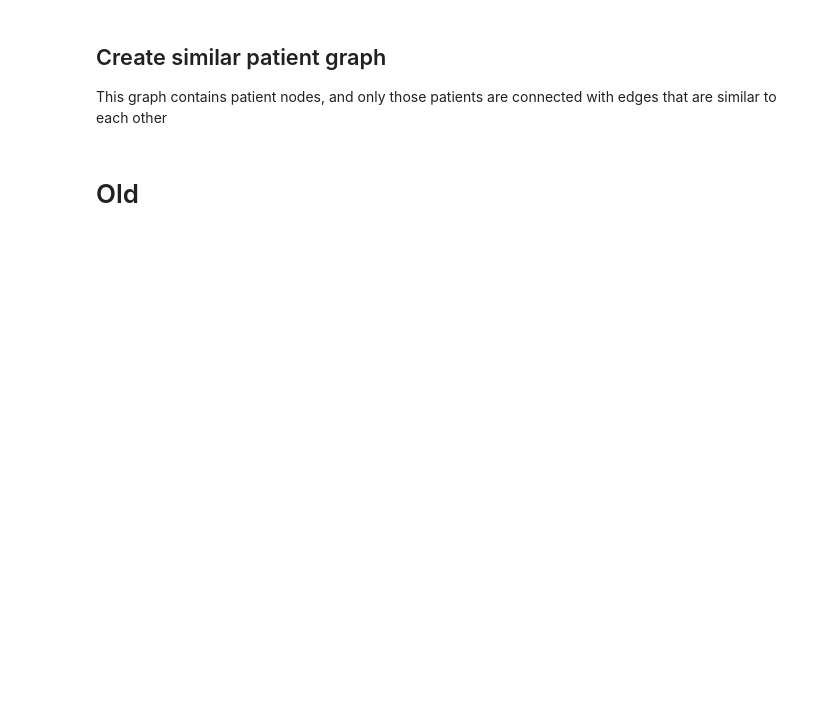
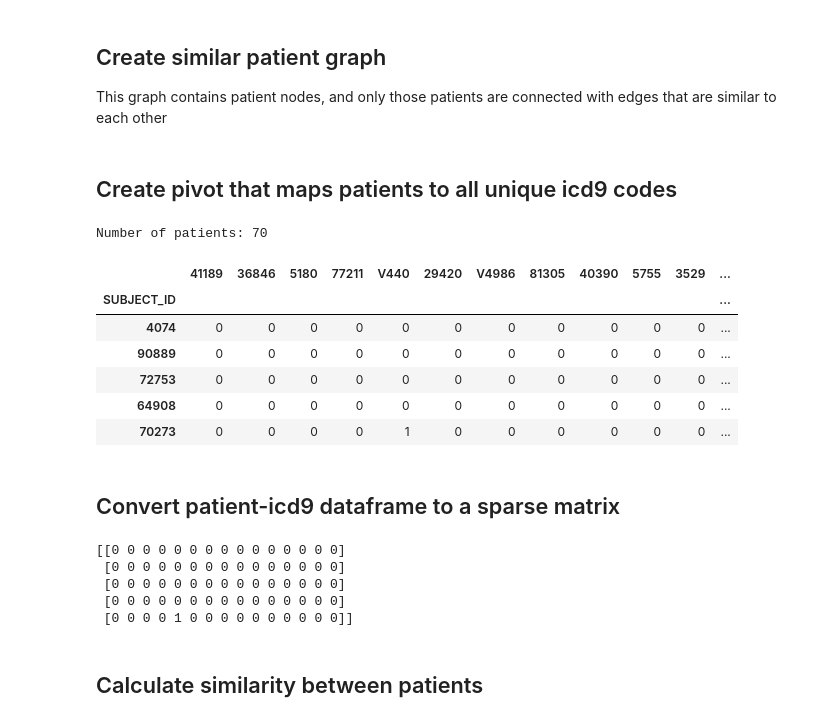
Before and after one commit to razzlemacher/ut-health-final-proj, a Jupyter notebook: 01-create-network-graph.ipynb, the cells around one changed output. Drawn from its saved outputs; the diff is of its cells as text; code cells hidden in the pictures; blank space fills up the shorter version.

```diff
--- a/01-create-network-graph.ipynb
+++ b/01-create-network-graph.ipynb
@@ -43,7 +48,7 @@ Removed truncation of columns
 # Load Data
 # %%
 # load patient data
-conn = sqlite3.connect("D:\\Repos\\ut-health\\mimic-iii-gz\\mimic3.db")
+conn = sqlite3.connect(SQL_LITE_DB_PATH)
 
 query = "SELECT * FROM patients"
 patients_df = pd.read_sql_query(query, conn)
@@ -352,5 +329,3 @@ Number of edges: 885
 # %% [markdown]
 ## Create similar patient graph
 This graph contains patient nodes, and only those patients are connected with edges that are similar to each other
-# %% [markdown]
-# Old
@@ -382,0 +374,31 @@ conn.close()
+# %% [markdown]
+## Create pivot that maps patients to all unique icd9 codes
+# %%
+print(f"Number of patients: {len(patients_df)}")
+
+patient_to_icd9 = diagnoses_icd_df.groupby('SUBJECT_ID')['ICD9_CODE'].apply(set).to_dict()
+
+# get unique list of icd9 codes for all patients
+all_icd9_codes = set()
+for codes in patient_to_icd9.values():
+    all_icd9_codes.update(codes)
+
+# create dataframe with icd9 codes as columns and patients as rows
+icd9_df = pd.DataFrame(columns=list(all_icd9_codes), index=patients_df['SUBJECT_ID'])
+
+# fill the dataframe with 1s and 0s
+for patient_id, codes in patient_to_icd9.items():
+    icd9_df.loc[patient_id] = [1 if code in codes else 0 for code in icd9_df.columns]
+
+icd9_df.head(5)
+# %% [output]
+Number of patients: 70
+|  | 41189 | 36846 | 5180 | 77211 | V440 | 29420 | V4986 | 81305 | 40390 | 5755 | 3529 | ... |
+| SUBJECT_ID |  |  |  |  |  |  |  |  |  |  |  | ... |
+| 4074 | 0 | 0 | 0 | 0 | 0 | 0 | 0 | 0 | 0 | 0 | 0 | ... |
+| 90889 | 0 | 0 | 0 | 0 | 0 | 0 | 0 | 0 | 0 | 0 | 0 | ... |
+| 72753 | 0 | 0 | 0 | 0 | 0 | 0 | 0 | 0 | 0 | 0 | 0 | ... |
+| 64908 | 0 | 0 | 0 | 0 | 0 | 0 | 0 | 0 | 0 | 0 | 0 | ... |
+| 70273 | 0 | 0 | 0 | 0 | 1 | 0 | 0 | 0 | 0 | 0 | 0 | ... |
+# %% [markdown]
+## Convert patient-icd9 dataframe to a sparse matrix
@@ -382,0 +412,11 @@ conn.close()
+# %%
+# print csr matrix and compare with dataframe above to validate
+print(csr[:5, :15].toarray())
+# %% [output]
+[[0 0 0 0 0 0 0 0 0 0 0 0 0 0 0]
+ [0 0 0 0 0 0 0 0 0 0 0 0 0 0 0]
+ [0 0 0 0 0 0 0 0 0 0 0 0 0 0 0]
+ [0 0 0 0 0 0 0 0 0 0 0 0 0 0 0]
+ [0 0 0 0 1 0 0 0 0 0 0 0 0 0 0]]
+# %% [markdown]
+## Calculate similarity between patients
```
Also changed, not shown: parts of 23 cells of this notebook.
